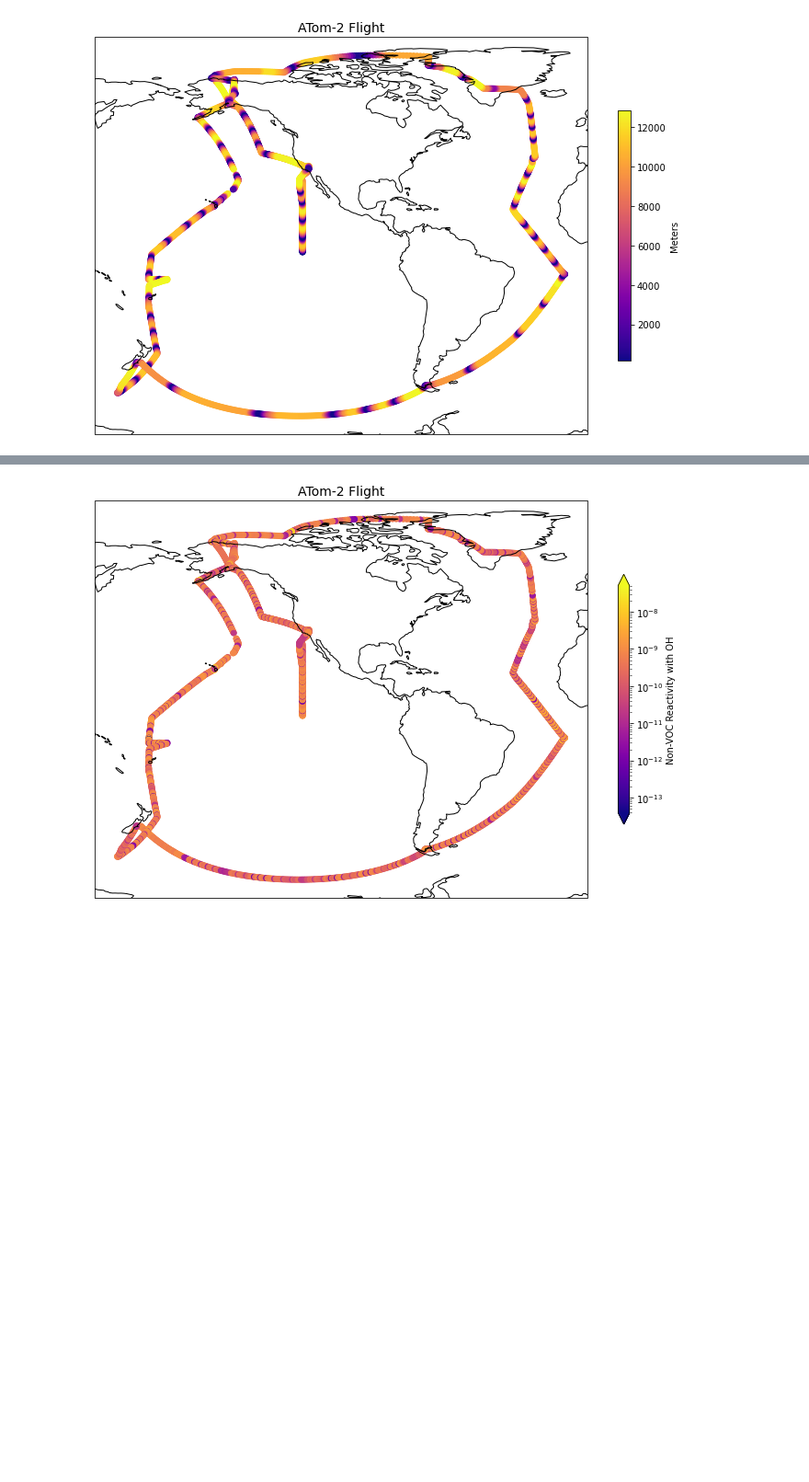
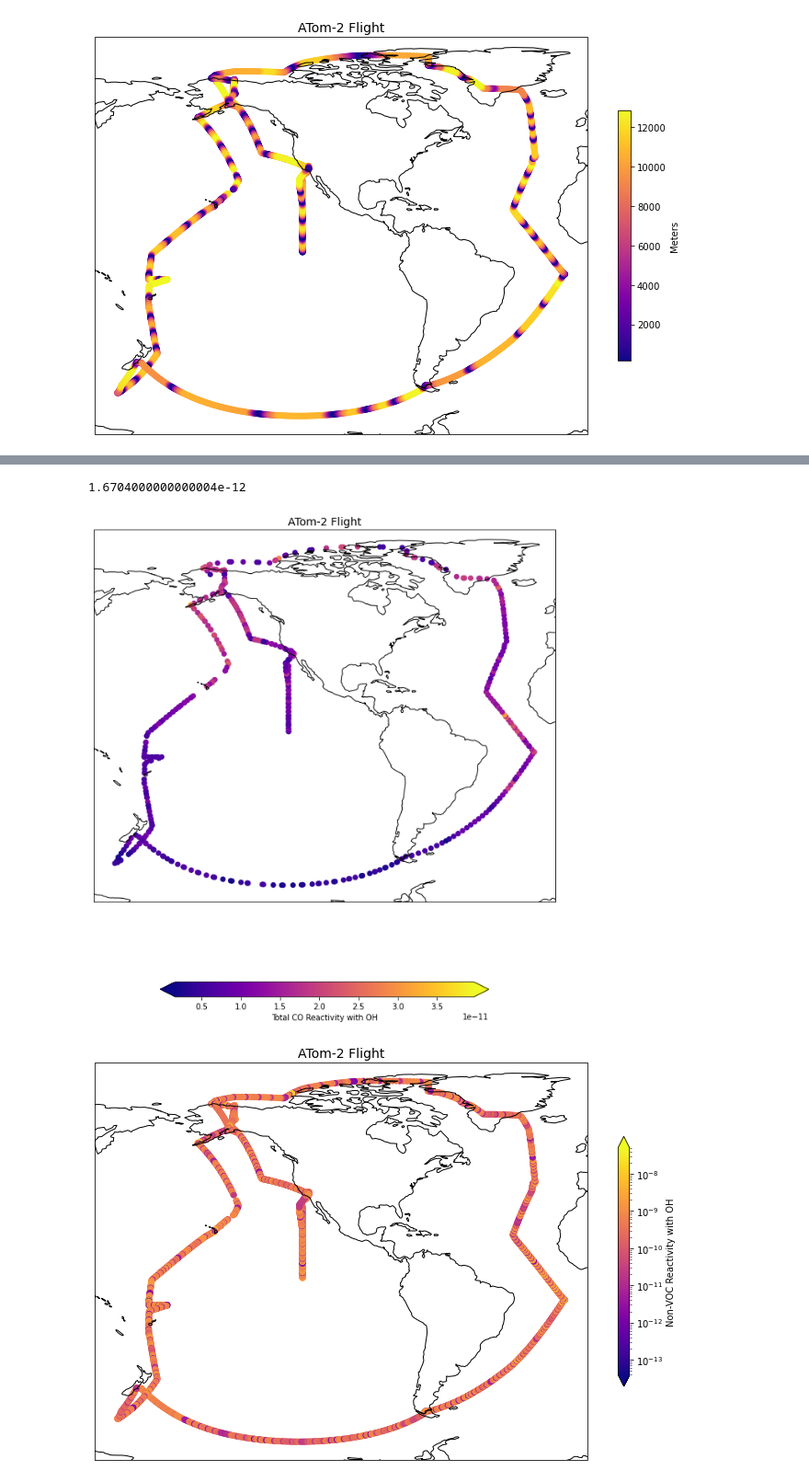
Before and after one commit to kaabre/621, a Jupyter notebook: presentation_plots.ipynb, the cells around one changed output, grey strips where cells are left out. Shown at 92% size. Drawn from its saved outputs; the diff is of its cells as text; code cells hidden in the pictures; blank space fills up the shorter version.

```diff
--- a/presentation_plots.ipynb
+++ b/presentation_plots.ipynb
@@ -162,3 +162,24 @@ print(z.min())
+# %%
+## plot all flights and altitudes
+df = df_all
+figure = plt.figure(figsize=(12,10))
+#ax = figure.add_subplot(1,1,1, projection=ccrs.PlateCarree())
+ax = figure.add_subplot(1,1,1, projection=ccrs.PlateCarree(central_longitude=-30))
+#ax = figure.add_subplot(1,1,1, projection=ccrs.Mollweide(central_longitude=-150, globe=None, false_easting=None, false_northing=None))
+ax.coastlines()
+#ax.set_extent([140, -180, -80, 80])
+z = df['CO_UCATS']
+im = ax.scatter(30+df['longitude'],df['latitude'], c=df['CO_UCATS'],
+                cmap='plasma')#, norm=colors.LogNorm(vmin=10**(-4), vmax=10**(-1)))
+plt.title('ATom-2 Flight', fontsize=14)
+cbar = figure.colorbar(im, ax=ax, shrink = 0.5, label='Total CO Reactivity with OH',
+                       extend = 'both', orientation = 'horizontal')
+plt.tight_layout()
+plt.savefig("fig_totalCO.png")
+print(z.min())
+# %% [output]
+1.6704000000000004e-12
+[figure, added]
 # %%
 ## plot all flights and altitudes
 df = df_all
```
Also changed, not shown: parts of 9 cells of this notebook, 14 other files.
